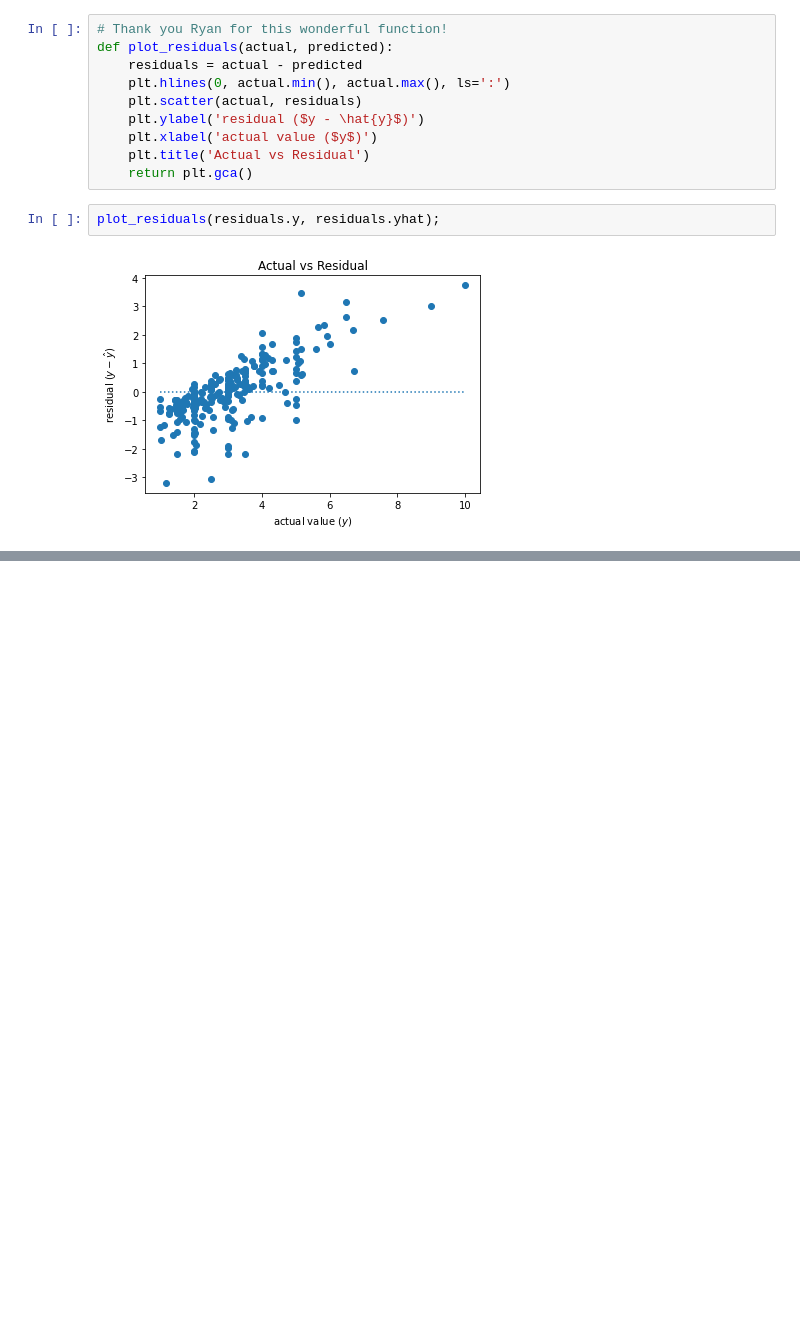
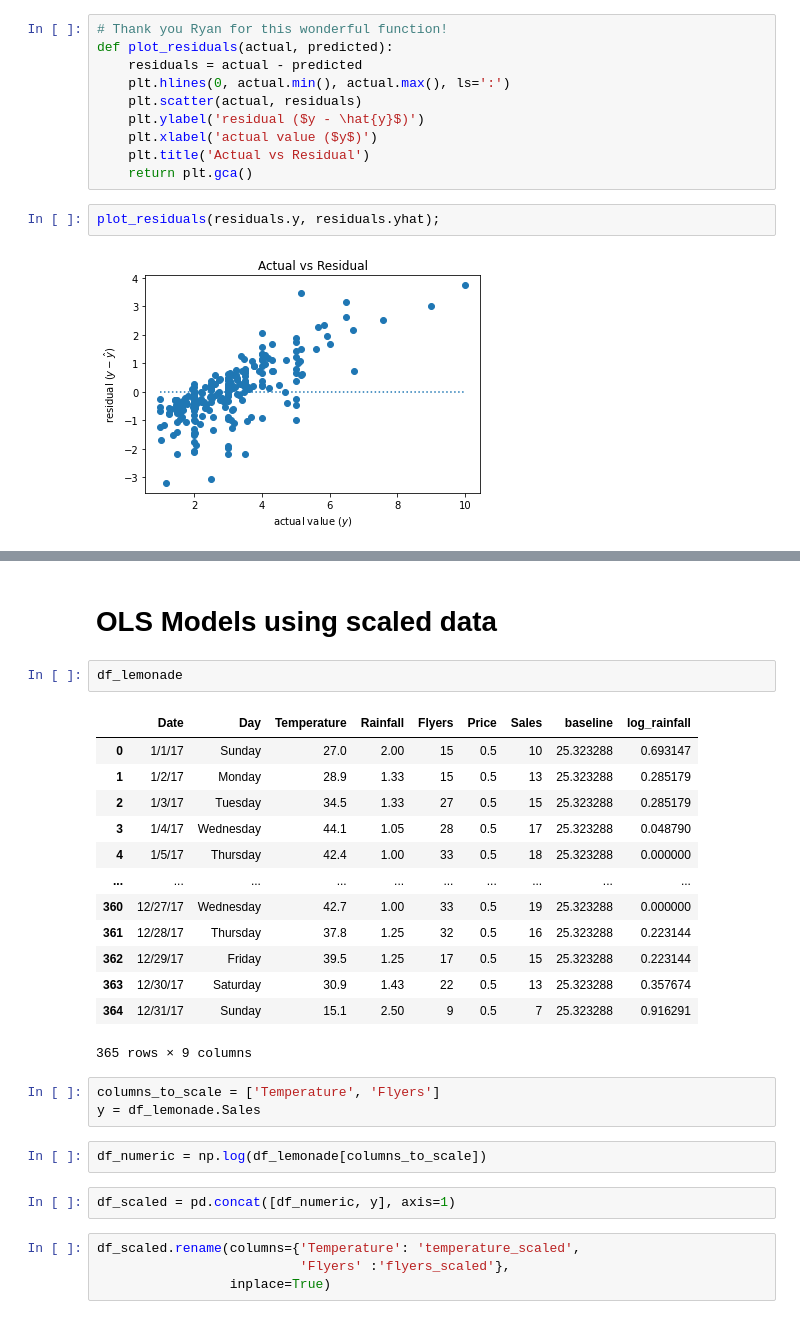
Before and after one commit to Promeos/regression-exercises, a Jupyter notebook: evaluate.ipynb, the cells around one changed output, grey strips where cells are left out. Cells and saved outputs as stored; diff of their text form; blank space fills up the shorter version.

```diff
--- a/evaluate.ipynb
+++ b/evaluate.ipynb
@@ -493,0 +516,29 @@ plot_residuals(residuals.y, residuals.yhat);
+# %% [markdown]
+#  OLS Models using scaled data
+# %%
+df_lemonade
+# %% [output]
+|  | Date | Day | Temperature | Rainfall | Flyers | Price | Sales | baseline | log_rainfall |
+| 0 | 1/1/17 | Sunday | 27.0 | 2.00 | 15 | 0.5 | 10 | 25.323288 | 0.693147 |
+| 1 | 1/2/17 | Monday | 28.9 | 1.33 | 15 | 0.5 | 13 | 25.323288 | 0.285179 |
+| 2 | 1/3/17 | Tuesday | 34.5 | 1.33 | 27 | 0.5 | 15 | 25.323288 | 0.285179 |
+| 3 | 1/4/17 | Wednesday | 44.1 | 1.05 | 28 | 0.5 | 17 | 25.323288 | 0.048790 |
+| 4 | 1/5/17 | Thursday | 42.4 | 1.00 | 33 | 0.5 | 18 | 25.323288 | 0.000000 |
+| ... | ... | ... | ... | ... | ... | ... | ... | ... | ... |
+| 360 | 12/27/17 | Wednesday | 42.7 | 1.00 | 33 | 0.5 | 19 | 25.323288 | 0.000000 |
+| 361 | 12/28/17 | Thursday | 37.8 | 1.25 | 32 | 0.5 | 16 | 25.323288 | 0.223144 |
+| 362 | 12/29/17 | Friday | 39.5 | 1.25 | 17 | 0.5 | 15 | 25.323288 | 0.223144 |
+| 363 | 12/30/17 | Saturday | 30.9 | 1.43 | 22 | 0.5 | 13 | 25.323288 | 0.357674 |
+| 364 | 12/31/17 | Sunday | 15.1 | 2.50 | 9 | 0.5 | 7 | 25.323288 | 0.916291 |
+365 rows × 9 columns
+# %%
+columns_to_scale = ['Temperature', 'Flyers']
+y = df_lemonade.Sales
+# %%
+df_numeric = np.log(df_lemonade[columns_to_scale])
+# %%
+df_scaled = pd.concat([df_numeric, y], axis=1)
+# %%
+df_scaled.rename(columns={'Temperature': 'temperature_scaled',
+                          'Flyers' :'flyers_scaled'},
+                 inplace=True)
```
Also changed, not shown: parts of 25 cells of this notebook, 3 other files.
